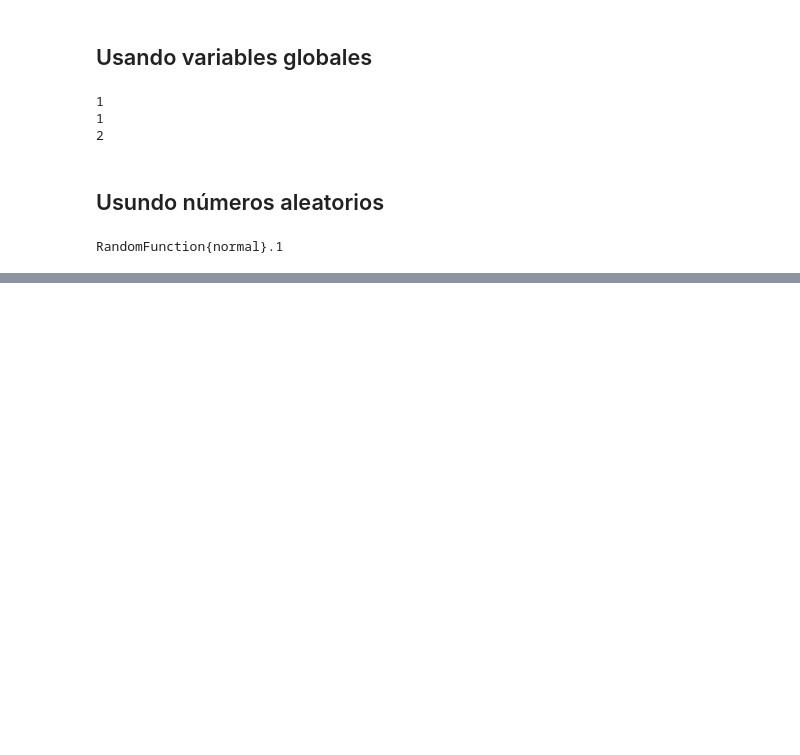
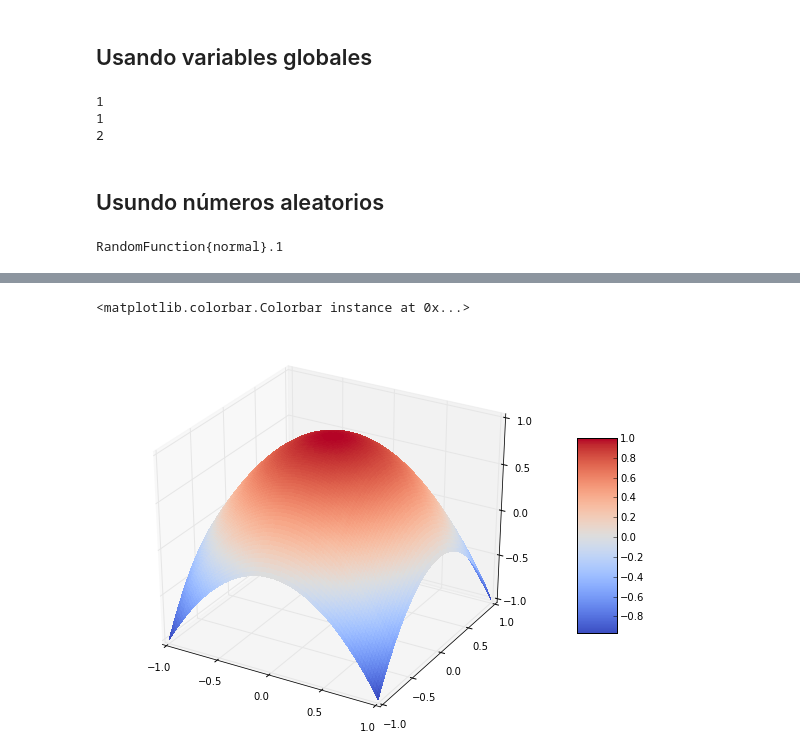
Before and after one commit to tommorales/theano, a Jupyter notebook: theano_tutorial_02.ipynb, the cells around one changed output, grey strips where cells are left out. Saved outputs shown, nothing was run; the diff lists cells and outputs as text; code cells hidden in the pictures; blank space fills up the shorter version.

```diff
--- a/theano_tutorial_02.ipynb
+++ b/theano_tutorial_02.ipynb
@@ -69,0 +111,23 @@ Falta
+# %%
+%matplotlib inline
+import numpy as np
+from mpl_toolkits.mplot3d import Axes3D
+from matplotlib import cm
+import matplotlib.pyplot as plt
+
+fig = plt.figure(figsize=(10,7))
+ax = fig.gca(projection='3d')
+# Se define los ejes X y Y
+X = np.linspace(-1,1,100)
+Y = np.linspace(-1,1,100)
+# Se define la malla
+X, Y = np.meshgrid(X, Y)
+# Se define la función
+Z = 1 - (X**2 + Y**2)
+surf = ax.plot_surface(X, Y, Z, rstride=1, cstride=1, cmap=cm.coolwarm,
+                       linewidth=0, antialiased=False)
+
+fig.colorbar(surf, shrink=0.5, aspect=5)
+# %% [output]
+<matplotlib.colorbar.Colorbar instance at 0x...>
+[figure, added]
```
Also changed, not shown: parts of 16 cells of this notebook, 2 other files.
